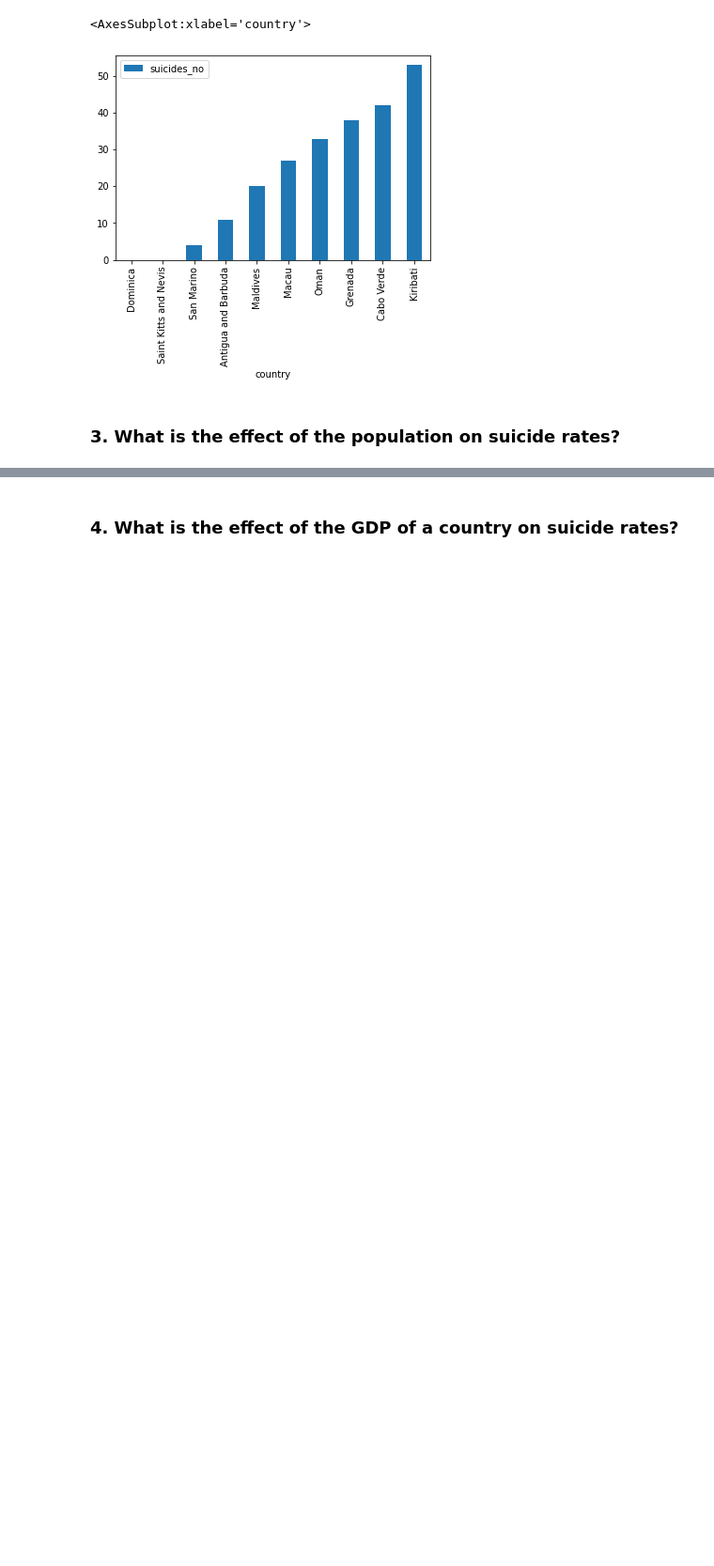
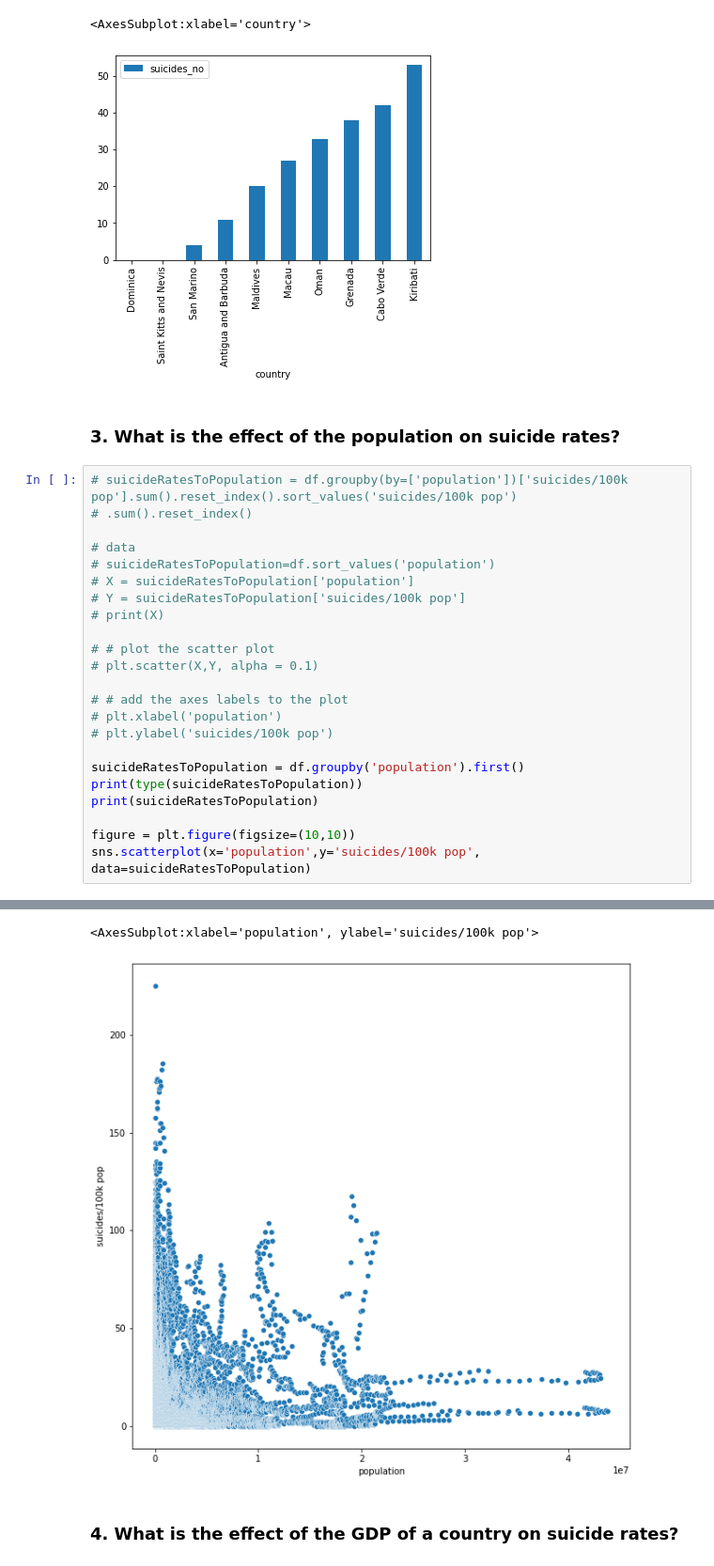
Before and after one commit to AlexHamn/suicide-rates-case-study, a Jupyter notebook: suicideRates.ipynb, the cells around one changed output, grey strips where cells are left out. Shown: that part at 94% size. Cells and saved outputs as stored; diff of their text form; blank space fills up the shorter version.

```diff
--- a/suicideRates.ipynb
+++ b/suicideRates.ipynb
@@ -198,3 +209,27 @@ leastSuicides.plot(x='country',y='suicides_no',kind='bar')
 [figure]
 # %% [markdown]
 ### 3. What is the effect of the population on suicide rates?
+# %%
+# suicideRatesToPopulation = df.groupby(by=['population'])['suicides/100k pop'].sum().reset_index().sort_values('suicides/100k pop')
+# .sum().reset_index()
+
+# data
+# suicideRatesToPopulation=df.sort_values('population')
+# X = suicideRatesToPopulation['population']
+# Y = suicideRatesToPopulation['suicides/100k pop']
+# print(X)
+
+# # plot the scatter plot
+# plt.scatter(X,Y, alpha = 0.1)
+
+# # add the axes labels to the plot
+# plt.xlabel('population')
+# plt.ylabel('suicides/100k pop')
+
+suicideRatesToPopulation = df.groupby('population').first()
+print(type(suicideRatesToPopulation))
+print(suicideRatesToPopulation)
+
+figure = plt.figure(figsize=(10,10))
+sns.scatterplot(x='population',y='suicides/100k pop', data=suicideRatesToPopulation)
+# %% [output]
@@ -201,2 +253,4 @@ leastSuicides.plot(x='country',y='suicides_no',kind='bar')
+<AxesSubplot:xlabel='population', ylabel='suicides/100k pop'>
+[figure, added]
 # %% [markdown]
 ### 4. What is the effect of the GDP of a country on suicide rates?
```
Also changed, not shown: parts of 7 cells of this notebook.
